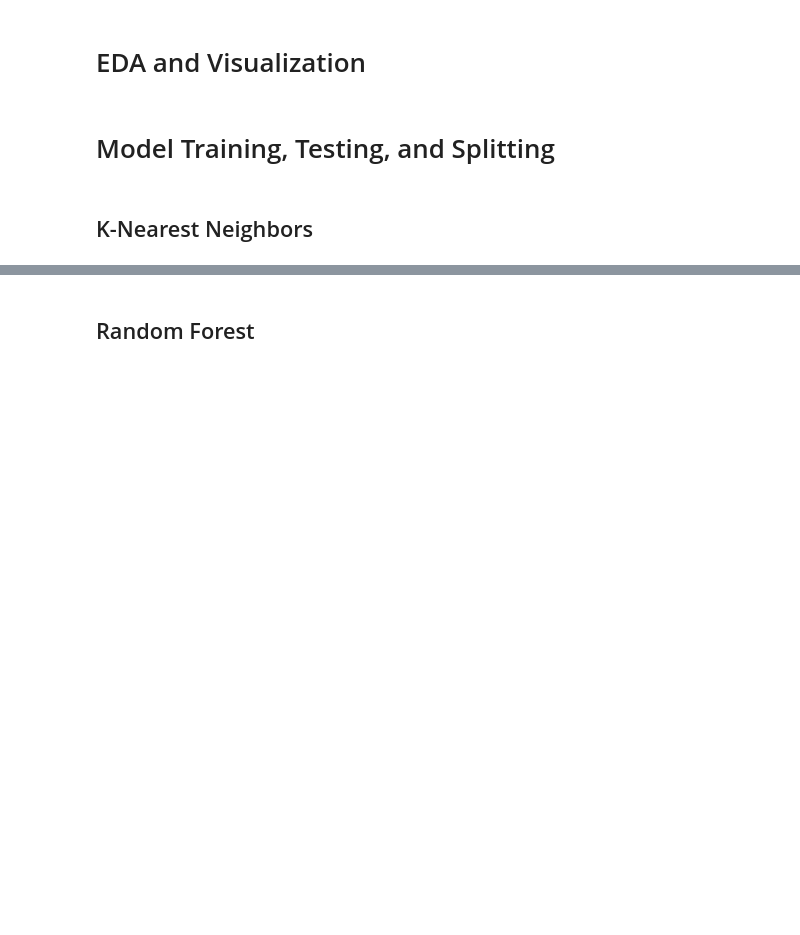
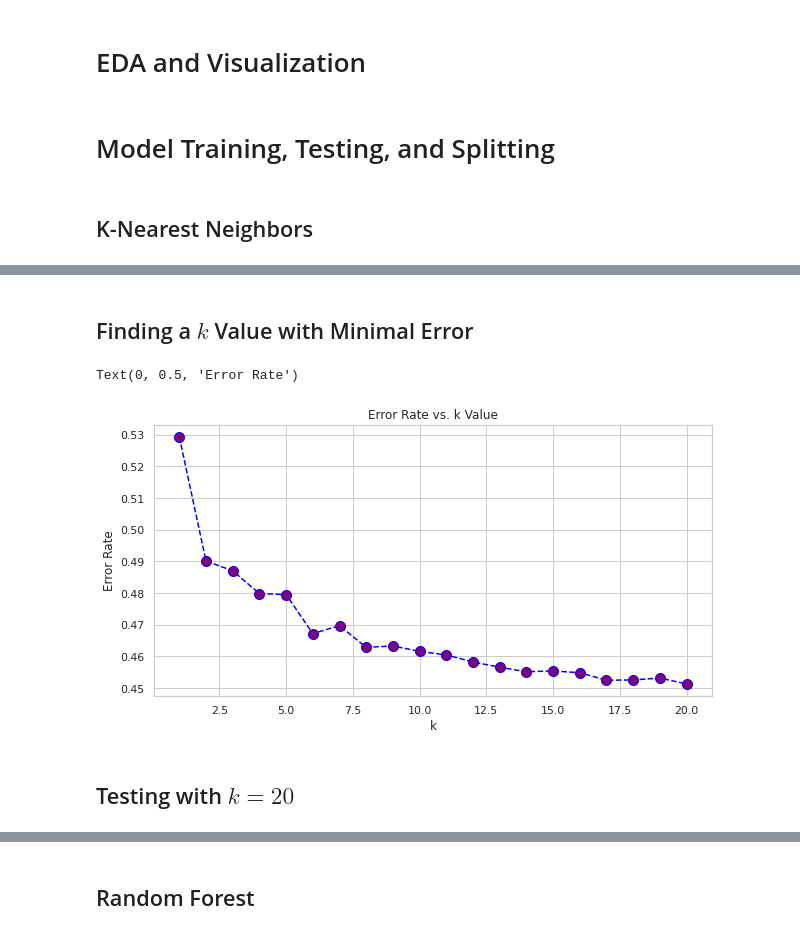
Before and after one commit to nickdlc/CUNY-Data-Analytics, a Jupyter notebook: mini_projects/machine_learning/Data_Analytics_Mini_Project03.ipynb, the cells around one changed output, grey strips where cells are left out. Saved outputs shown, nothing was run; the diff lists cells and outputs as text; code cells hidden in the pictures; blank space fills up the shorter version.

Commit message:
Add KNN and decision tree predictions

```diff
--- a/mini_projects/machine_learning/Data_Analytics_Mini_Project03.ipynb
+++ b/mini_projects/machine_learning/Data_Analytics_Mini_Project03.ipynb
@@ -489,2 +491,7 @@ READMITTED: [0 2 1]
+# %%
+x = df.drop('readmitted', axis=1)
+y = df['readmitted']
+# %%
+x_train, x_test, y_train, y_test = train_test_split(x, y, test_size=0.33)
 # %% [markdown]
 ## K-Nearest Neighbors
@@ -490,0 +503,4 @@ READMITTED: [0 2 1]
+# %%
+knn = KNeighborsClassifier(n_neighbors=1)
+# %%
+knn.fit(x_train, y_train)
@@ -490,0 +531,24 @@ READMITTED: [0 2 1]
+# %% [markdown]
+## Finding a $k$ Value with Minimal Error
+# %%
+error_rates = []
+
+sns.set_style('whitegrid')
+
+for i in range(1,21):
+  knn = KNeighborsClassifier(n_neighbors=i)
+  knn.fit(x_train, y_train)
+  pred_i = knn.predict(x_test)
+  error_rates.append(np.mean(pred_i != y_test))
+
+plt.figure(figsize=(10,5))
+plt.plot(range(1,21), error_rates, color='blue', linestyle='dashed', marker='o',\
+         markerfacecolor='purple', markersize=10)
+plt.title('Error Rate vs. k Value')
+plt.xlabel('k')
+plt.ylabel('Error Rate')
+# %% [output]
+Text(0, 0.5, 'Error Rate')
+[figure, added]
+# %% [markdown]
+## Testing with $k = 20$
```
Also changed, not shown: parts of 12 cells of this notebook.
